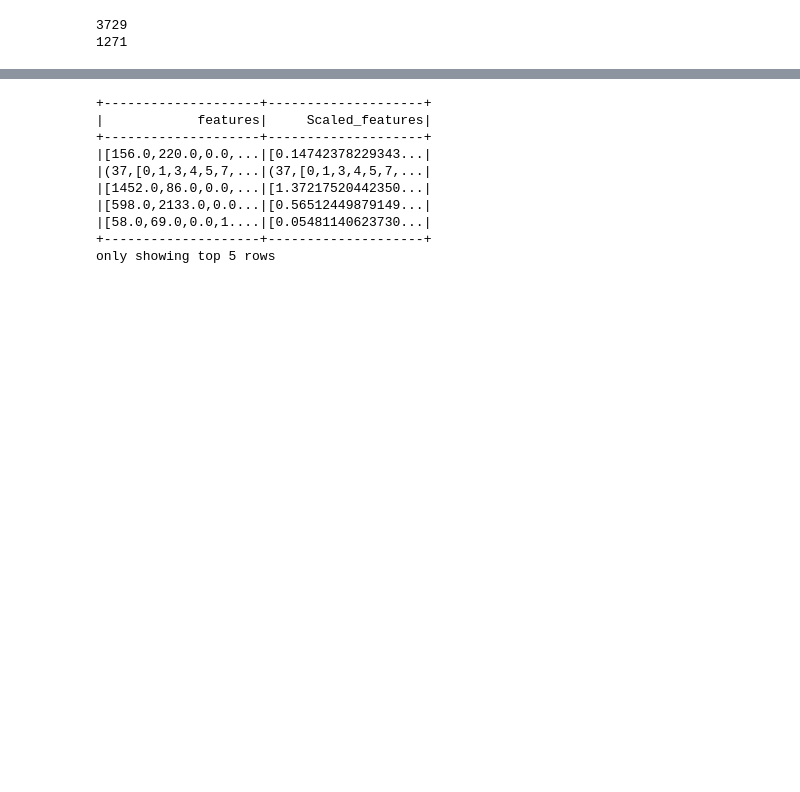
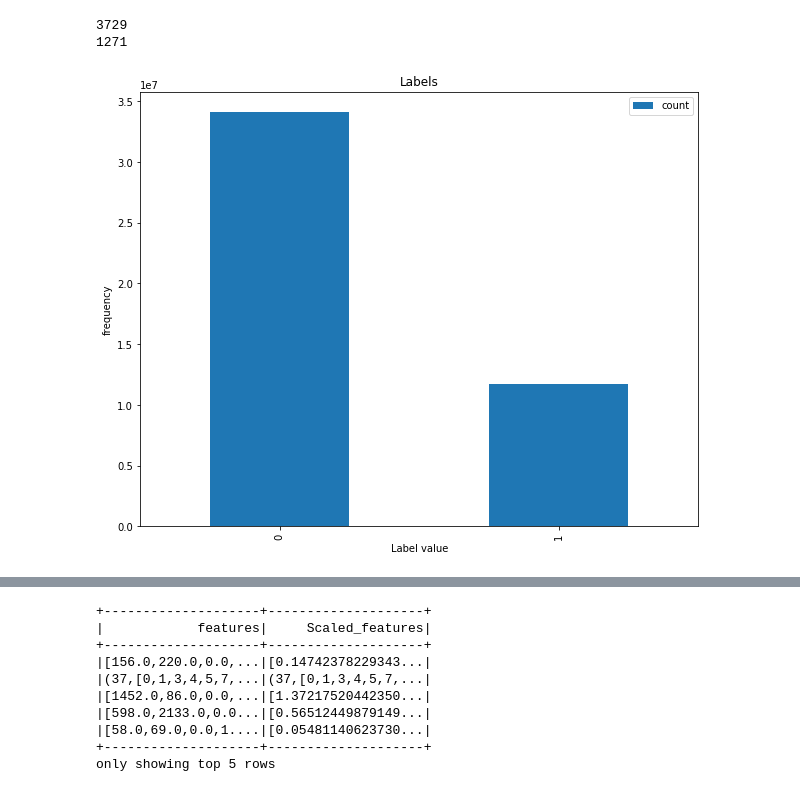
Before and after one commit to rmajumder/w261-final, a Jupyter notebook: master/master_w261_project.ipynb, the cells around one changed output, grey strips where cells are left out. Cells and saved outputs as stored; diff of their text form; code cells hidden in the pictures; blank space fills up the shorter version.

```diff
--- a/master/master_w261_project.ipynb
+++ b/master/master_w261_project.ipynb
@@ -228,0 +230,5 @@ print(df[df['_1'] == 1].count())
+# %%
+from IPython.display import Image
+Image("images/Label0_1_histogram.png")
+# %% [output]
+[figure, added]
```
Also changed, not shown: parts of 8 cells of this notebook, 4 other files.
